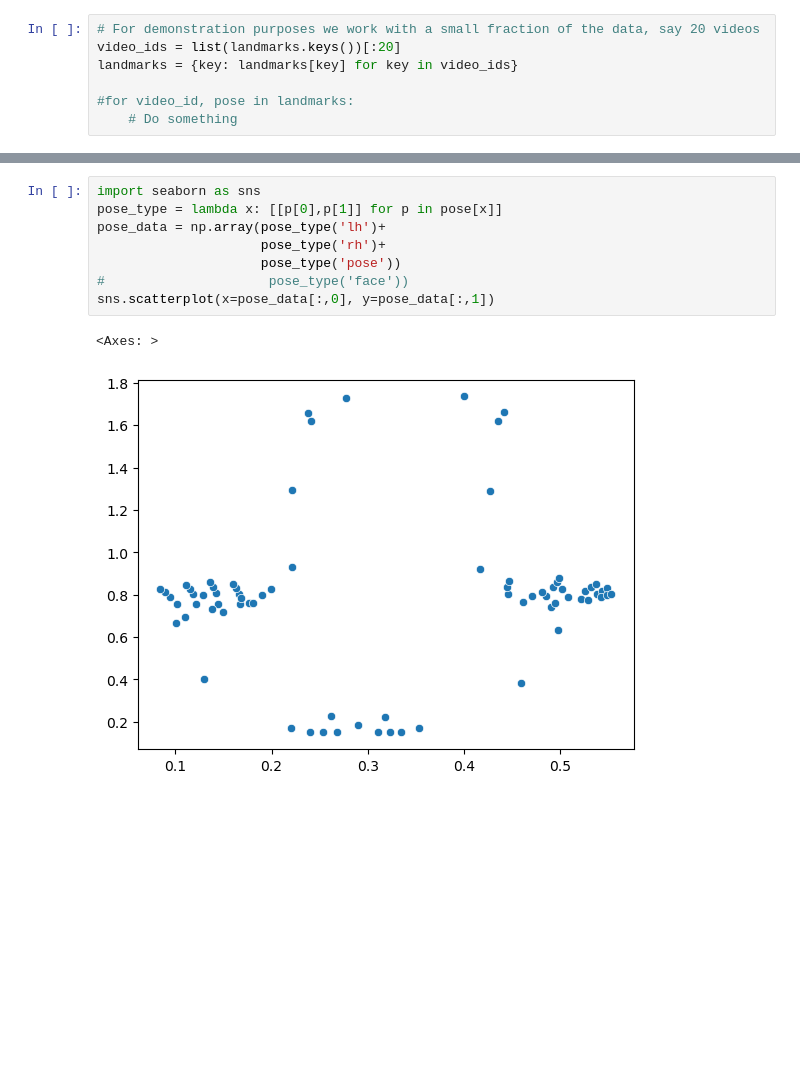
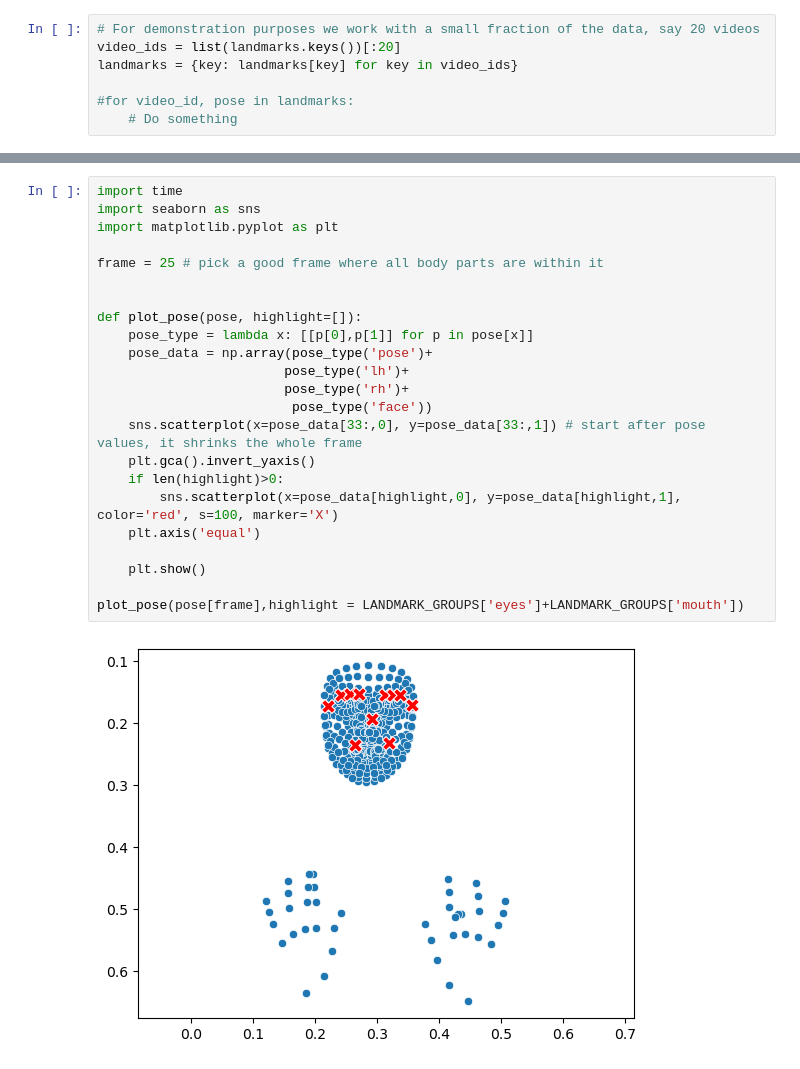
Before and after one commit to Oren93/sign_to_text, a Jupyter notebook: data_preprocessing.ipynb, the cells around one changed output, grey strips where cells are left out. Saved outputs shown, nothing was run; the diff lists cells and outputs as text; blank space fills up the shorter version.

Commit message:
data preprocessing example

```diff
--- a/data_preprocessing.ipynb
+++ b/data_preprocessing.ipynb
@@ -156,11 +113,25 @@ plt.show()
 # %%
+import time
 import seaborn as sns
-pose_type = lambda x: [[p[0],p[1]] for p in pose[x]]
-pose_data = np.array(pose_type('lh')+
-                     pose_type('rh')+
-                     pose_type('pose'))
-#                     pose_type('face'))
-sns.scatterplot(x=pose_data[:,0], y=pose_data[:,1])
+import matplotlib.pyplot as plt
+
+frame = 25 # pick a good frame where all body parts are within it
+
+
+def plot_pose(pose, highlight=[]):
+    pose_type = lambda x: [[p[0],p[1]] for p in pose[x]]
+    pose_data = np.array(pose_type('pose')+
+                        pose_type('lh')+
+                        pose_type('rh')+
+                         pose_type('face'))
+    sns.scatterplot(x=pose_data[33:,0], y=pose_data[33:,1]) # start after pose values, it shrinks the whole frame
+    plt.gca().invert_yaxis()
+    if len(highlight)>0:
+        sns.scatterplot(x=pose_data[highlight,0], y=pose_data[highlight,1], color='red', s=100, marker='X')
+    plt.axis('equal')
+
+    plt.show()
+
+plot_pose(pose[frame],highlight = LANDMARK_GROUPS['eyes']+LANDMARK_GROUPS['mouth'])
 # %% [output]
-<Axes: >
-[figure, old version]
+[figure, new version]
```
Also changed, not shown: parts of 14 cells of this notebook.
